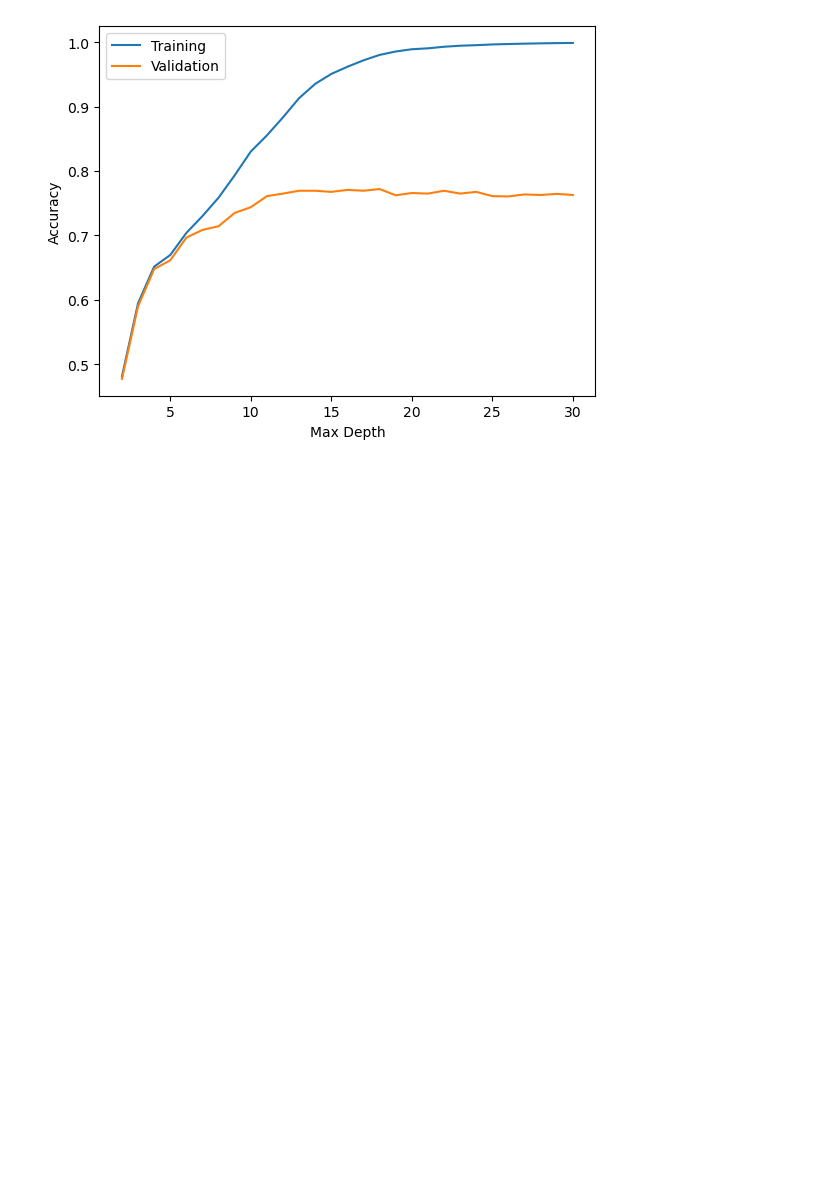
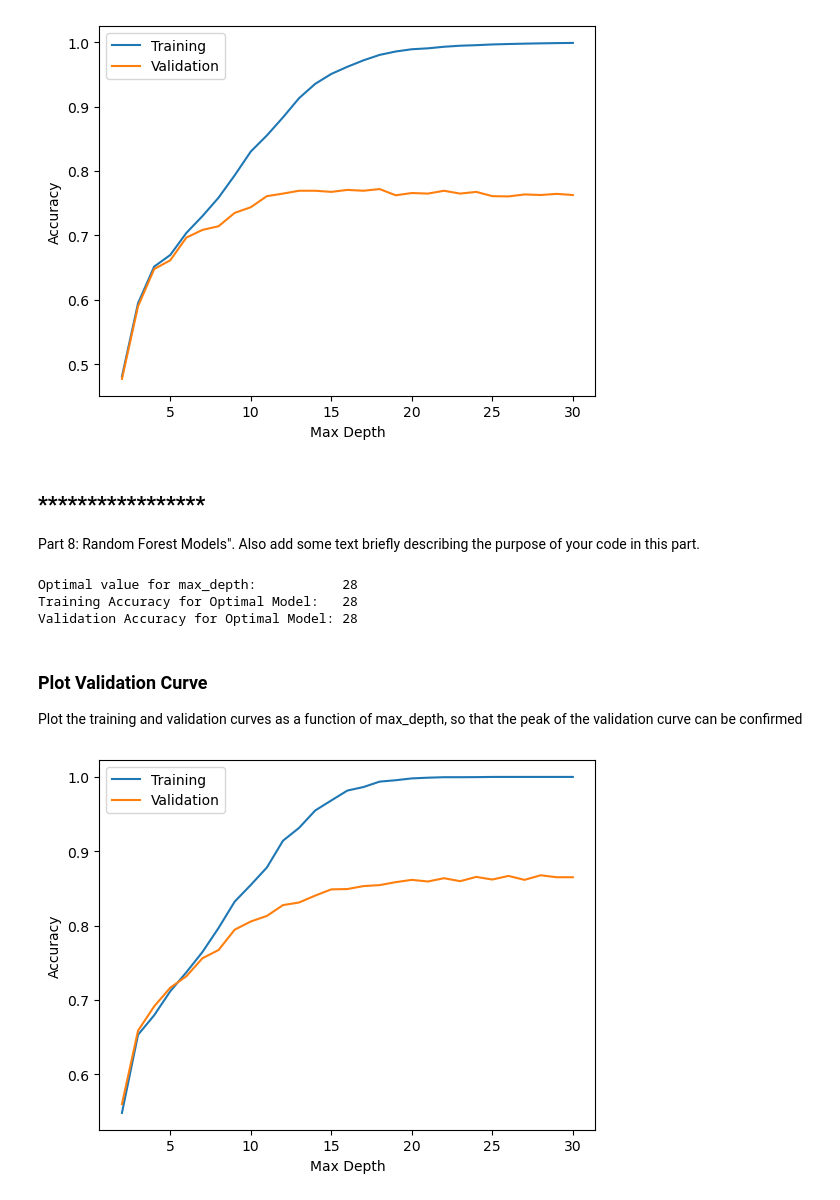
Before and after one commit to slylockfox/Maryville-DSCI-503-2, a Jupyter notebook: Project_04_Snyder.ipynb, the cells around one changed output. Saved outputs shown, nothing was run; the diff lists cells and outputs as text; code cells hidden in the pictures; blank space fills up the shorter version.

Commit message:
project 4 part 8

```diff
--- a/Project_04_Snyder.ipynb
+++ b/Project_04_Snyder.ipynb
@@ -435,3 +435,66 @@ plt.ylabel('Accuracy')
 plt.show()
 # %% [output]
 [figure]
+# %% [markdown]
+## *****************
+Part 8: Random Forest Models". Also add some text
+briefly describing the purpose of your code in this part.
+# %%
+# Create empty lists named rf_train_acc and rf_valid_acc.
+rf_train_acc = []
+rf_valid_acc = []
+
+# Loop over the values in depth_range (from Part 7).
+for i in depth_range:
+    # Use NumPy to set a random seed of 1. This should be done inside the loop.
+    np.random.seed(1)
+
+    # Create a decision tree model named temp_forest with max_depth equal to the current value from
+    # depth_range that is being considered. Set the parameter n_estimators to 100.
+    temp_forest = RandomForestClassifier(n_estimators=100, max_depth=i)
+
+    # Fit the model to the training data.
+    temp_forest.fit(X_train, y_train)
+
+    # Calculate the training and validation accuracy for temp_forest, appending the resulting values to the appropriate lists.
+    rf_train_acc.append(temp_forest.score(X_train, y_train))
+    rf_valid_acc.append(temp_forest.score(X_valid, y_valid))
+
+# Use np.argmax to determine the index of the maximum value in rf_valid_acc. Store the result in rf_idx.
+rf_idx = np.argmax(rf_valid_acc)
+
+# Use rf_idx and depth_range to find the optimal value for the max_depth hyperparameter. Store the result in rf_opt_depth.
+rf_opt_depth = depth_range[rf_idx]
+
+# Use rf_idx with the lists rf_train_acc and rf_valid_acc to determine the training and validation accuracies for the optimal model found.
+opt_train_acc = rf_train_acc[rf_idx]
+opt_valid_acc = rf_valid_acc[rf_idx]
+
+# 6. Display the values found in Steps 4 and 5 with messages as shown below. Round the accuracy scores to 4 decimal places.
+print (f'Optimal value for max_depth:           {rf_opt_depth}')
+print (f'Training Accuracy for Optimal Model:   {round(opt_train_acc, 4)}')
+print (f'Validation Accuracy for Optimal Model: {round(opt_valid_acc, 4)}')
+# %% [output]
+Optimal value for max_depth:           28
+Training Accuracy for Optimal Model:   28
+Validation Accuracy for Optimal Model: 28
+# %% [markdown]
+### Plot Validation Curve
+Plot the training and validation curves as a function of max_depth, so that the peak of the validation curve can be confirmed
+# %%
+# Create a figure with two line plots on the same set of axes. One line plot should plot values of rf_train_acc against depth_range
+# The plot should contain a legend with two items that read "Training"
+plt.plot(depth_range, rf_train_acc, label='Training')
+
+# and the other should plot values of rf_valid_acc against depth_range.
+# label "Validation" for legend
+plt.plot(depth_range, rf_valid_acc, label='Validation')
+plt.legend()
+
+# The x-axis should be labeled "Max Depth" and the y-axis should be labeled "Accuracy".
+plt.xlabel('Max Depth')
+plt.ylabel('Accuracy')
+
+plt.show()
+# %% [output]
+[figure, added]
```
Also changed, not shown: parts of 2 cells of this notebook, 1 other file.
